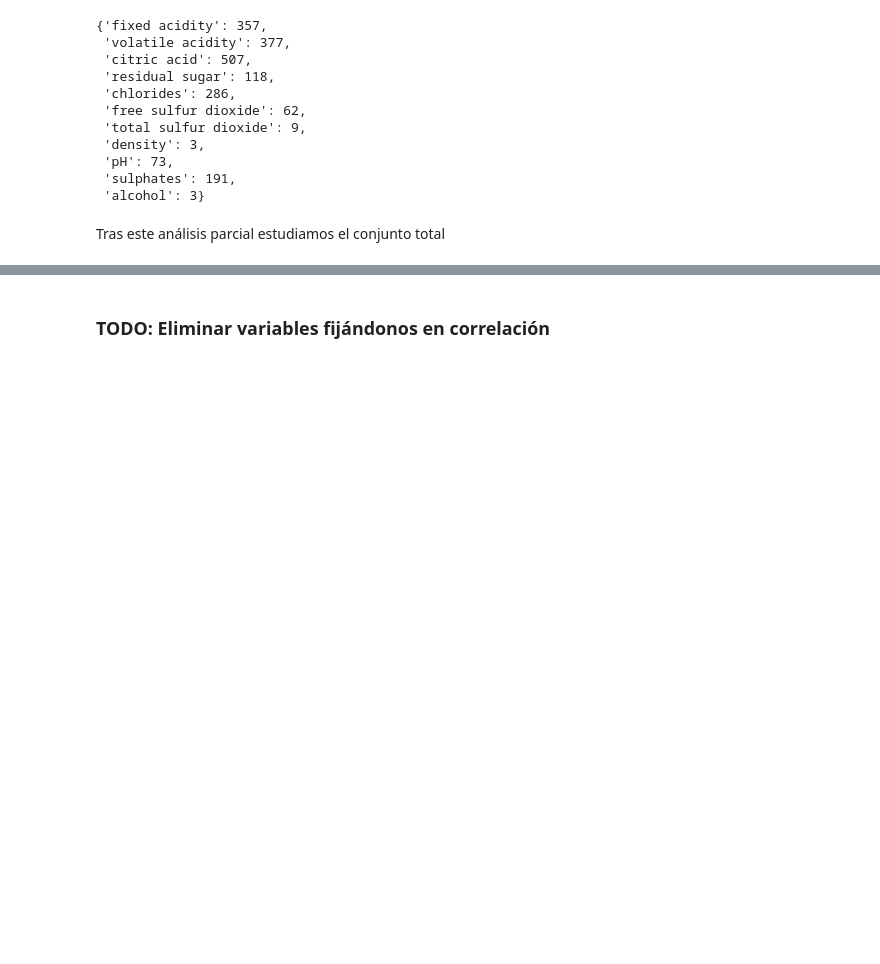
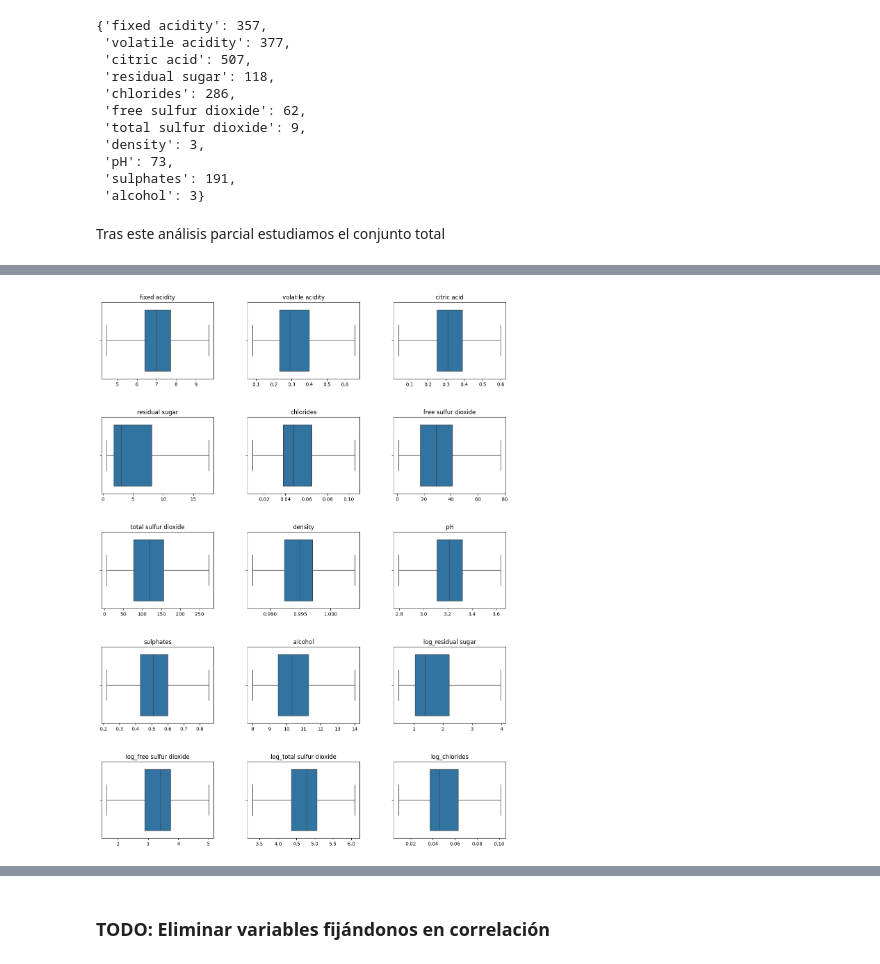
Before and after one commit to Alf-caput/LAB04_Regresion_y_agrupamiento, a Jupyter notebook: LAB04 Regresion_y_agrupamientov2.ipynb, the cells around one changed output, grey strips where cells are left out. Saved outputs shown, nothing was run; the diff lists cells and outputs as text; code cells hidden in the pictures; blank space fills up the shorter version.

```diff
--- a/LAB04 Regresion_y_agrupamientov2.ipynb
+++ b/LAB04 Regresion_y_agrupamientov2.ipynb
@@ -475,0 +499,31 @@ for var in numeric_vars:
+# %%
+categorical_vars = ['wine type', 'quality']
+numeric_columns = df.drop(categorical_vars, axis=1).columns
+
+for col in numeric_columns:
+    Q1 = df[col].quantile(0.25)
+    Q3 = df[col].quantile(0.75)
+    IQR = Q3 - Q1
+
+    lower_bound = Q1 - 1.5 * IQR
+    upper_bound = Q3 + 1.5 * IQR
+    df[col] = df[col].clip(lower=lower_bound, upper=upper_bound)
+# %%
+fig, axes = plt.subplots(nrows=5, ncols=3, figsize=(15, 20))
+fig.subplots_adjust(hspace=0.5, wspace=0.3)
+axes = axes.ravel()
+
+categorical_vars = ['wine type', 'quality']
+numeric_columns = df.drop(categorical_vars, axis=1).columns
+
+for i, col in enumerate(numeric_columns):
+    sns.boxplot(x=df[col], ax=axes[i])
+    axes[i].set_title(col)
+    axes[i].set_xlabel('')
+
+for j in range(i+1, 15):
+    fig.delaxes(axes[j])
+
+plt.show()
+# %% [output]
+[figure, added]
```
Also changed, not shown: parts of 7 cells of this notebook, 1 other file.
